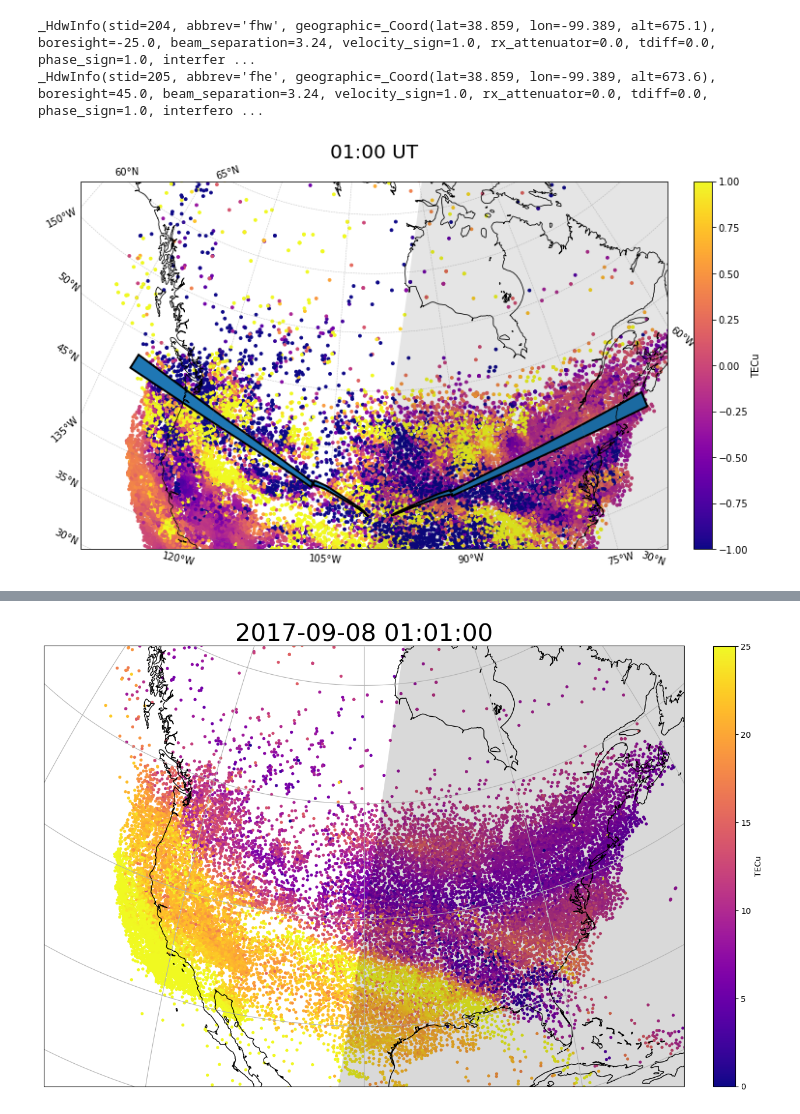
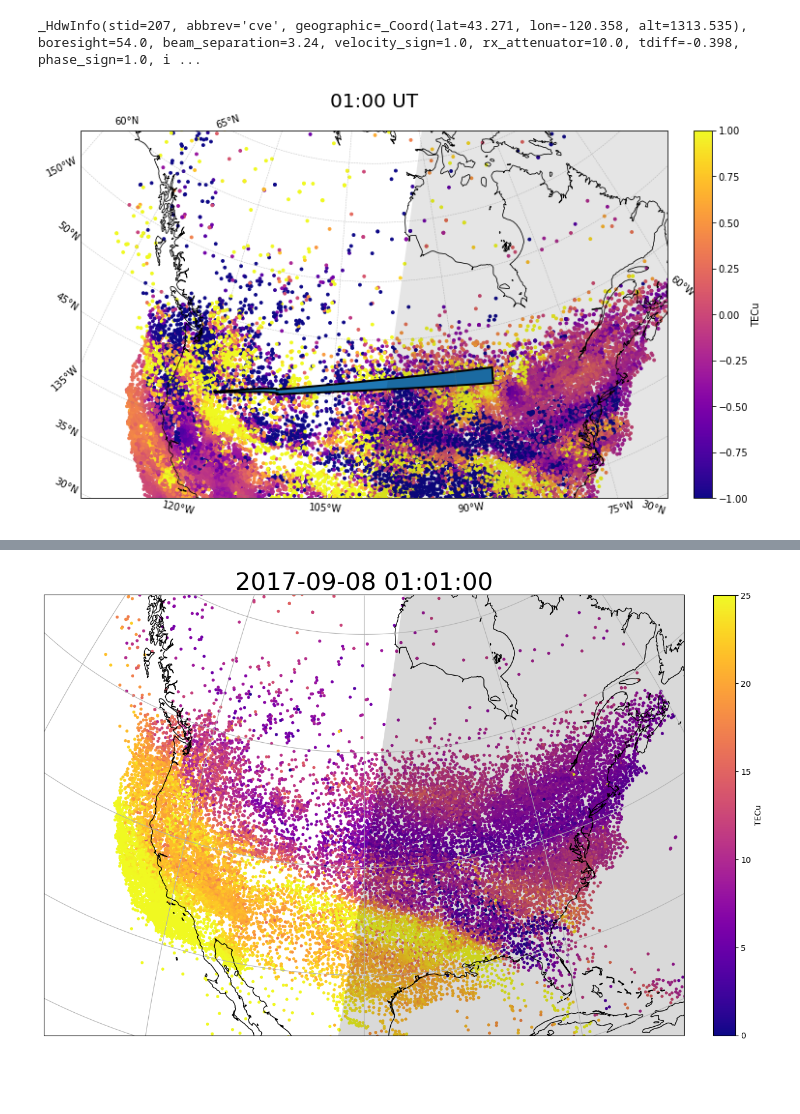
Before and after one commit to Ian-Kelley/TIDTEC, a Jupyter notebook: testing.ipynb, the cells around one changed output, grey strips where cells are left out. Cells and saved outputs as stored; diff of their text form; code cells hidden in the pictures; blank space fills up the shorter version.

```diff
--- a/testing.ipynb
+++ b/testing.ipynb
@@ -26,14 +21,9 @@ beam = 18
 # %%
 ax = plottingfunctions.single_plot(dt.datetime(2017, 9, 8, 1), df)
-
-radar = 'fhw'
-beam = 1
-path, interp = plottingfunctions.get_outline(radar, beam)
-patch = matplotlib.patches.PathPatch(path, edgecolor='k', lw=2, transform=ccrs.PlateCarree())
-ax.add_patch(patch)
-
-radar = 'fhe'
-beam = 19
+start = dt.datetime(2017, 9, 7, 23)
+end = dt.datetime(2017, 9, 8, 3)
+radar = 'cve'
+beam = 18
 path, interp = plottingfunctions.get_outline(radar, beam)
 patch = matplotlib.patches.PathPatch(path, edgecolor='k', lw=2, transform=ccrs.PlateCarree())
 ax.add_patch(patch)
@@ -48,6 +38,5 @@ C:\Users\ijayk\Anaconda3\envs\env\lib\site-packages\cartopy\mpl\gridliner.py: 34
-_HdwInfo(stid=204, abbrev='fhw', geographic=_Coord(lat=38.859, lon=-99.389, alt=675.1), boresight=-25.0, beam_separation=3.24, velocity_sign=1.0, rx_attenuator=0.0, tdiff=0.0, phase_sign=1.0, interfer ...
-_HdwInfo(stid=205, abbrev='fhe', geographic=_Coord(lat=38.859, lon=-99.389, alt=673.6), boresight=45.0, beam_separation=3.24, velocity_sign=1.0, rx_attenuator=0.0, tdiff=0.0, phase_sign=1.0, interfero ...
+_HdwInfo(stid=207, abbrev='cve', geographic=_Coord(lat=43.271, lon=-120.358, alt=1313.535), boresight=54.0, beam_separation=3.24, velocity_sign=1.0, rx_attenuator=10.0, tdiff=-0.398, phase_sign=1.0, i ...
-[figure, old version]
+[figure, new version]
 # %%
 
 rad_df = pd.read_pickle('radar_2017-09-07cve18.pkl')
```
Also changed, not shown: parts of 8 cells of this notebook, 1 other file.
